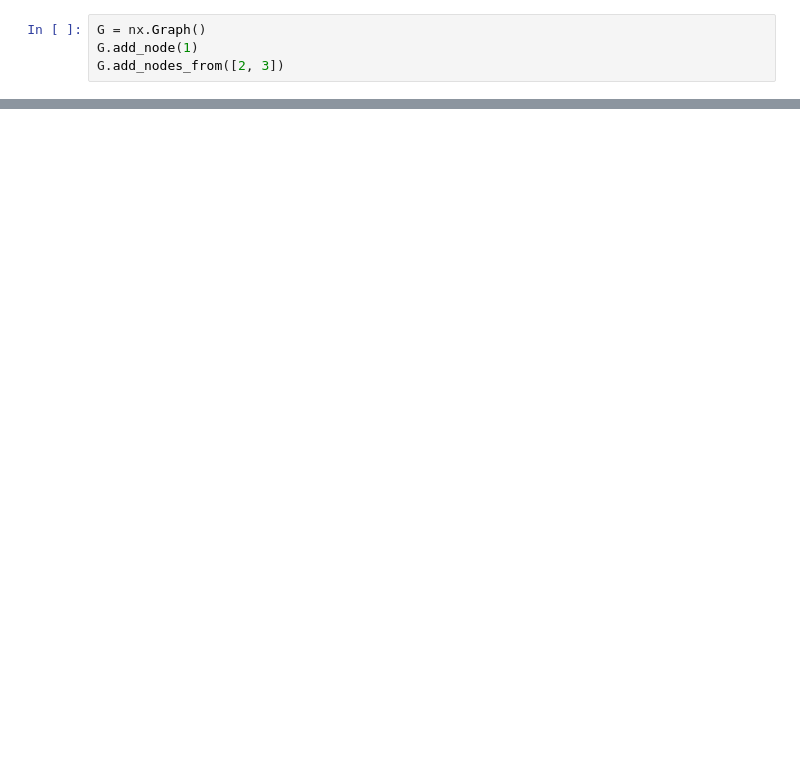
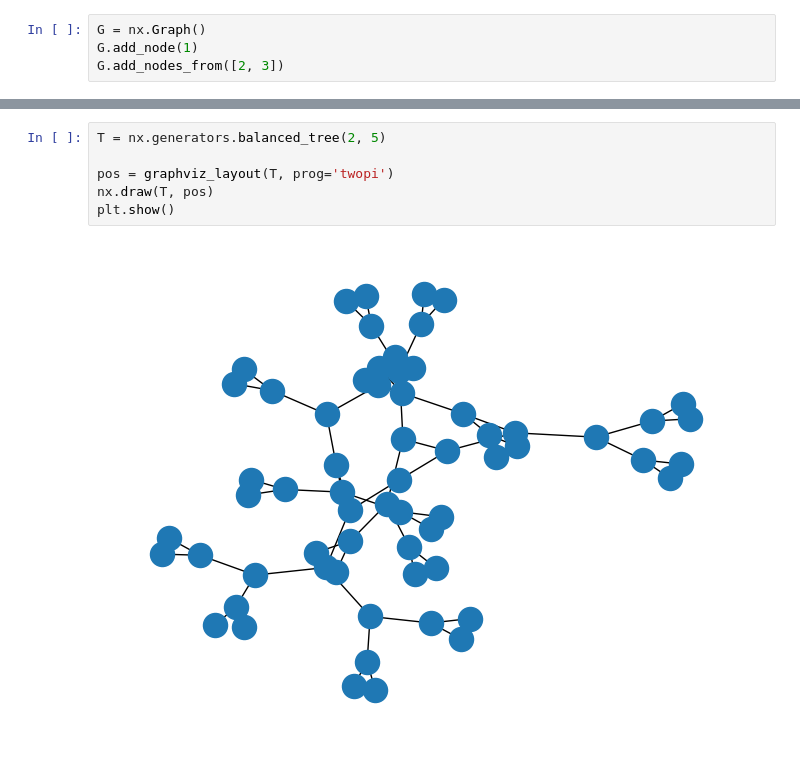
Before and after one commit to Horadmard/Sudoku, a Jupyter notebook: src/visual.ipynb, the cells around one changed output, grey strips where cells are left out. Cells and saved outputs as stored; diff of their text form; blank space fills up the shorter version.

```diff
--- a/src/visual.ipynb
+++ b/src/visual.ipynb
@@ -27,0 +35,8 @@ nx.draw(G, with_labels=True)
+# %%
+T = nx.generators.balanced_tree(2, 5)
+
+pos = graphviz_layout(T, prog='twopi')
+nx.draw(T, pos)
+plt.show()
+# %% [output]
+[figure, added]
```
Also changed, not shown: parts of 5 cells of this notebook.
